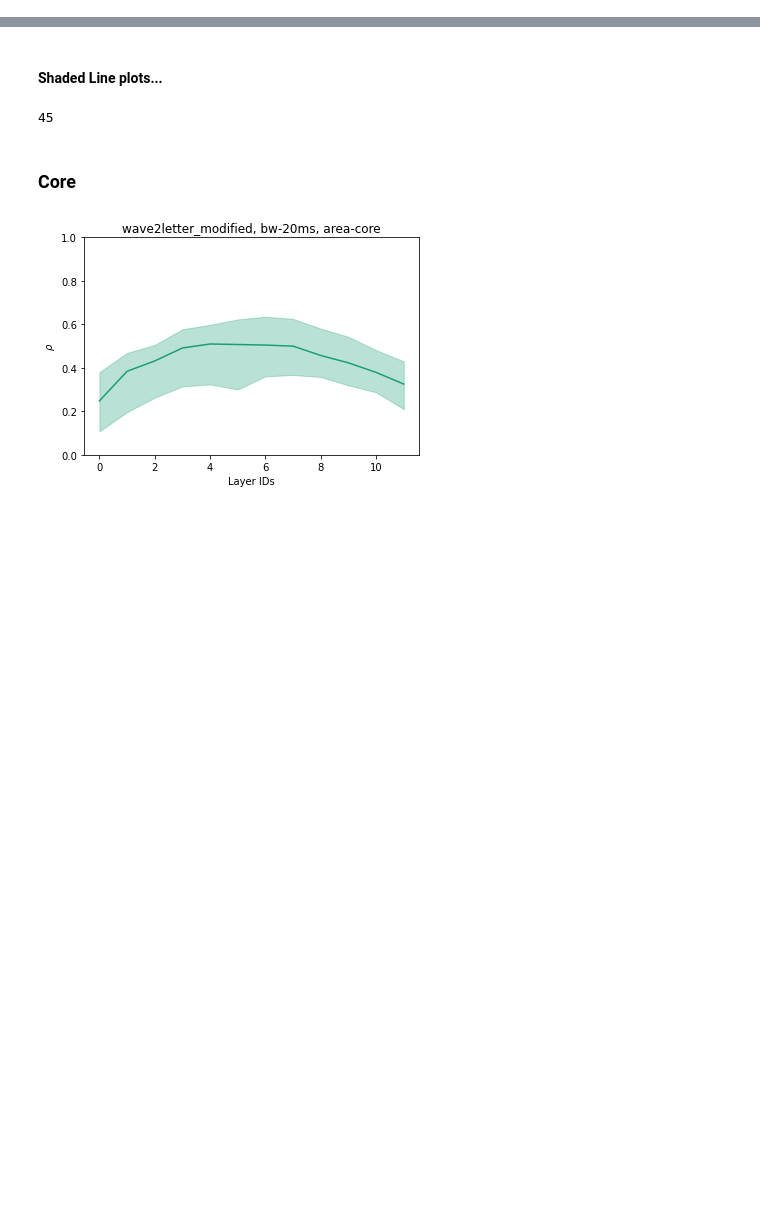
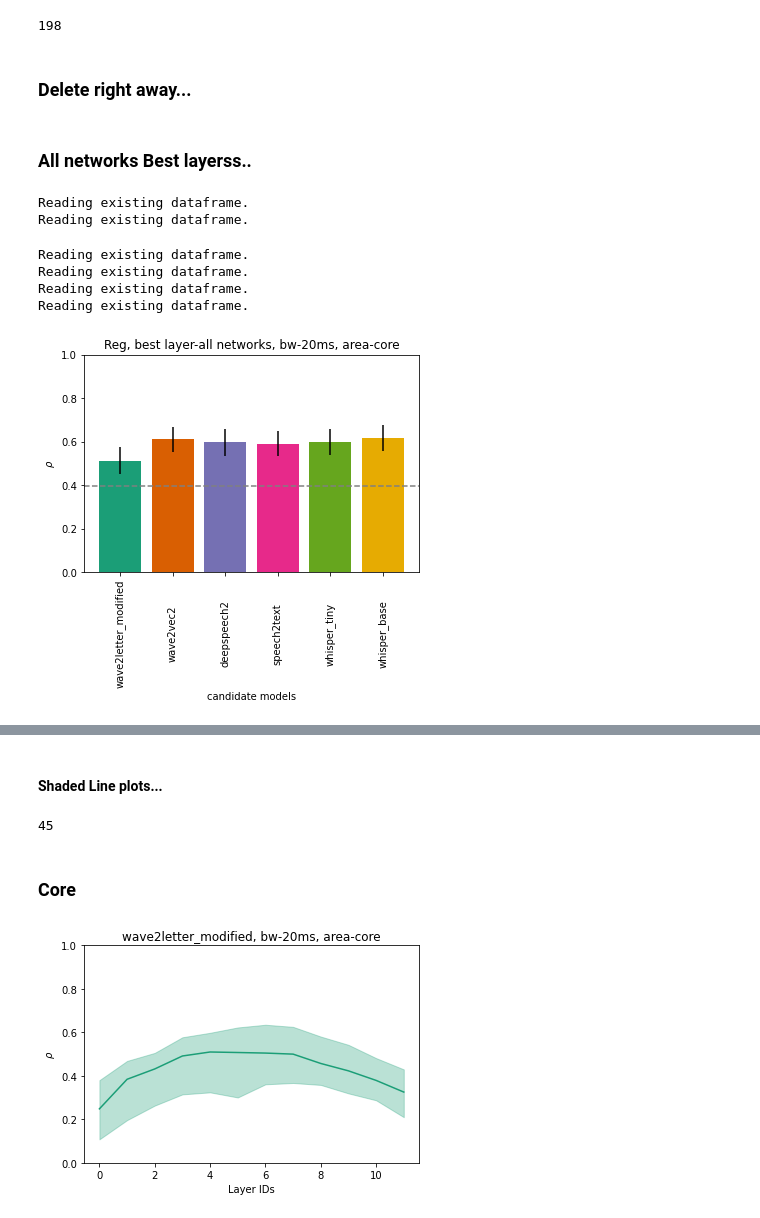
Before and after one commit to bilalhsp/Auditory_Cortex, a Jupyter notebook: notebooks/correlations_analysis.ipynb, the cells around one changed output, grey strips where cells are left out. Cells and saved outputs as stored; diff of their text form; code cells hidden in the pictures; blank space fills up the shorter version.

```diff
--- a/notebooks/correlations_analysis.ipynb
+++ b/notebooks/correlations_analysis.ipynb
@@ -137,0 +171,8 @@ select_data.groupby("layer", as_index=False).median()
+# %%
+total_channels
+# %% [output]
+198
+# %% [markdown]
+### Delete right away...
+# %% [markdown]
+### All networks Best layerss..
@@ -137,0 +181,11 @@ select_data.groupby("layer", as_index=False).median()
+# %%
+RegPlotter.bar_plot_best_layer_all_networks(area='core',
+                    identifier='_sampling_rate_opt_neural_delay')
+# %% [output]
+Reading existing dataframe.
+Reading existing dataframe.
+Reading existing dataframe.
+Reading existing dataframe.
+Reading existing dataframe.
+Reading existing dataframe.
+[figure, added]
```
Also changed, not shown: parts of 171 cells of this notebook, 54 other files.
